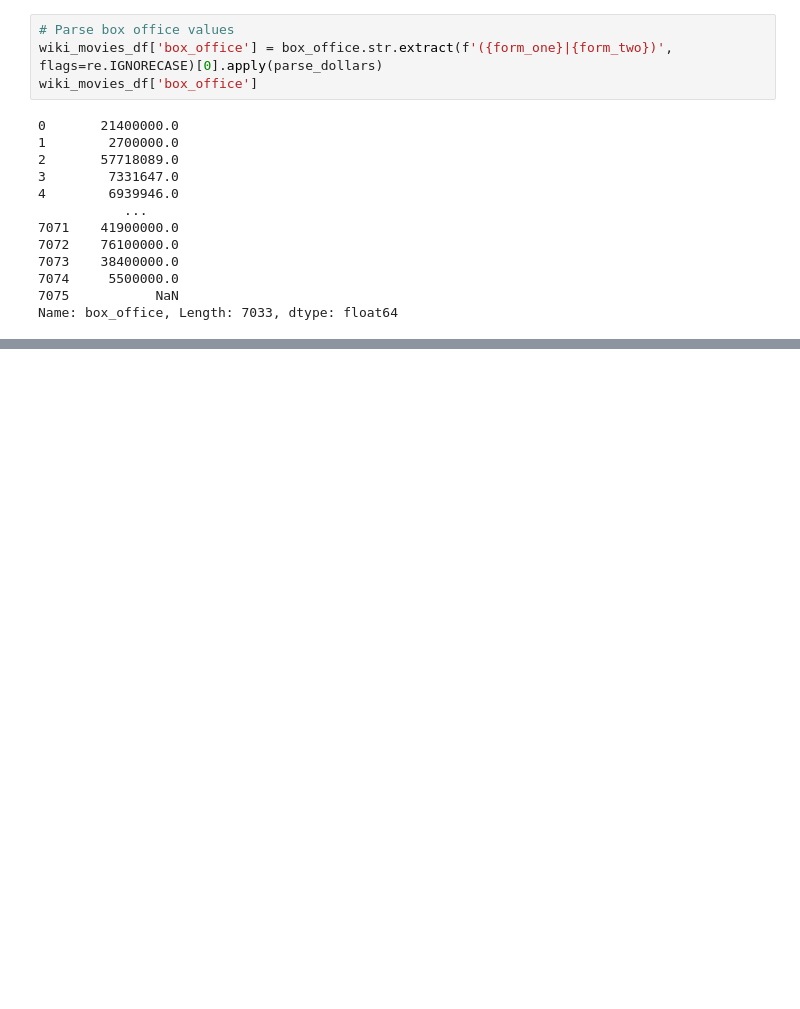
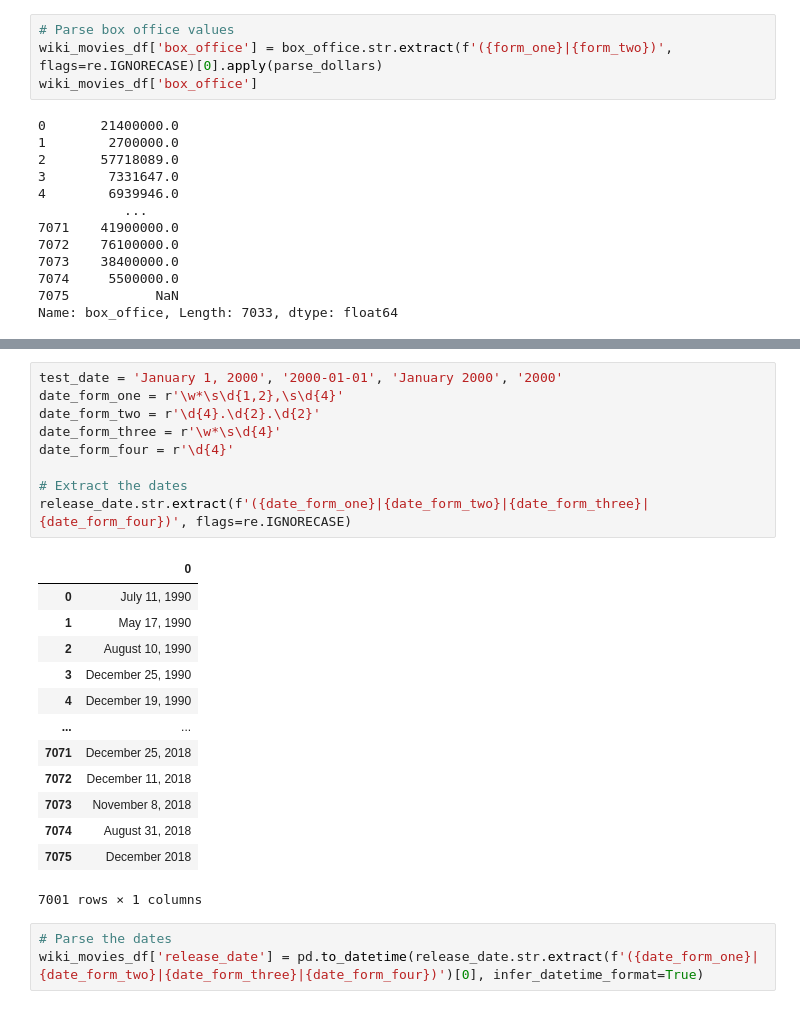
Before and after one commit to whitneylosinski/Movies-ETL, a Jupyter notebook: Movies-ETL.ipynb, the cells around one changed output, grey strips where cells are left out. Saved outputs shown, nothing was run; the diff lists cells and outputs as text; blank space fills up the shorter version.

```diff
--- a/Movies-ETL.ipynb
+++ b/Movies-ETL.ipynb
@@ -452,0 +569,26 @@ wiki_movies_df.drop('Box office', axis=1, inplace=Tru3)
+# %%
+test_date = 'January 1, 2000', '2000-01-01', 'January 2000', '2000'
+date_form_one = r'\w*\s\d{1,2},\s\d{4}'
+date_form_two = r'\d{4}.\d{2}.\d{2}'
+date_form_three = r'\w*\s\d{4}'
+date_form_four = r'\d{4}'
+
+# Extract the dates
+release_date.str.extract(f'({date_form_one}|{date_form_two}|{date_form_three}|{date_form_four})', flags=re.IGNORECASE)
+# %% [output]
+|  | 0 |
+| 0 | July 11, 1990 |
+| 1 | May 17, 1990 |
+| 2 | August 10, 1990 |
+| 3 | December 25, 1990 |
+| 4 | December 19, 1990 |
+| ... | ... |
+| 7071 | December 25, 2018 |
+| 7072 | December 11, 2018 |
+| 7073 | November 8, 2018 |
+| 7074 | August 31, 2018 |
+| 7075 | December 2018 |
+7001 rows × 1 columns
+# %%
+# Parse the dates
+wiki_movies_df['release_date'] = pd.to_datetime(release_date.str.extract(f'({date_form_one}|{date_form_two}|{date_form_three}|{date_form_four})')[0], infer_datetime_format=True)
```
Also changed, not shown: parts of 15 cells of this notebook.
